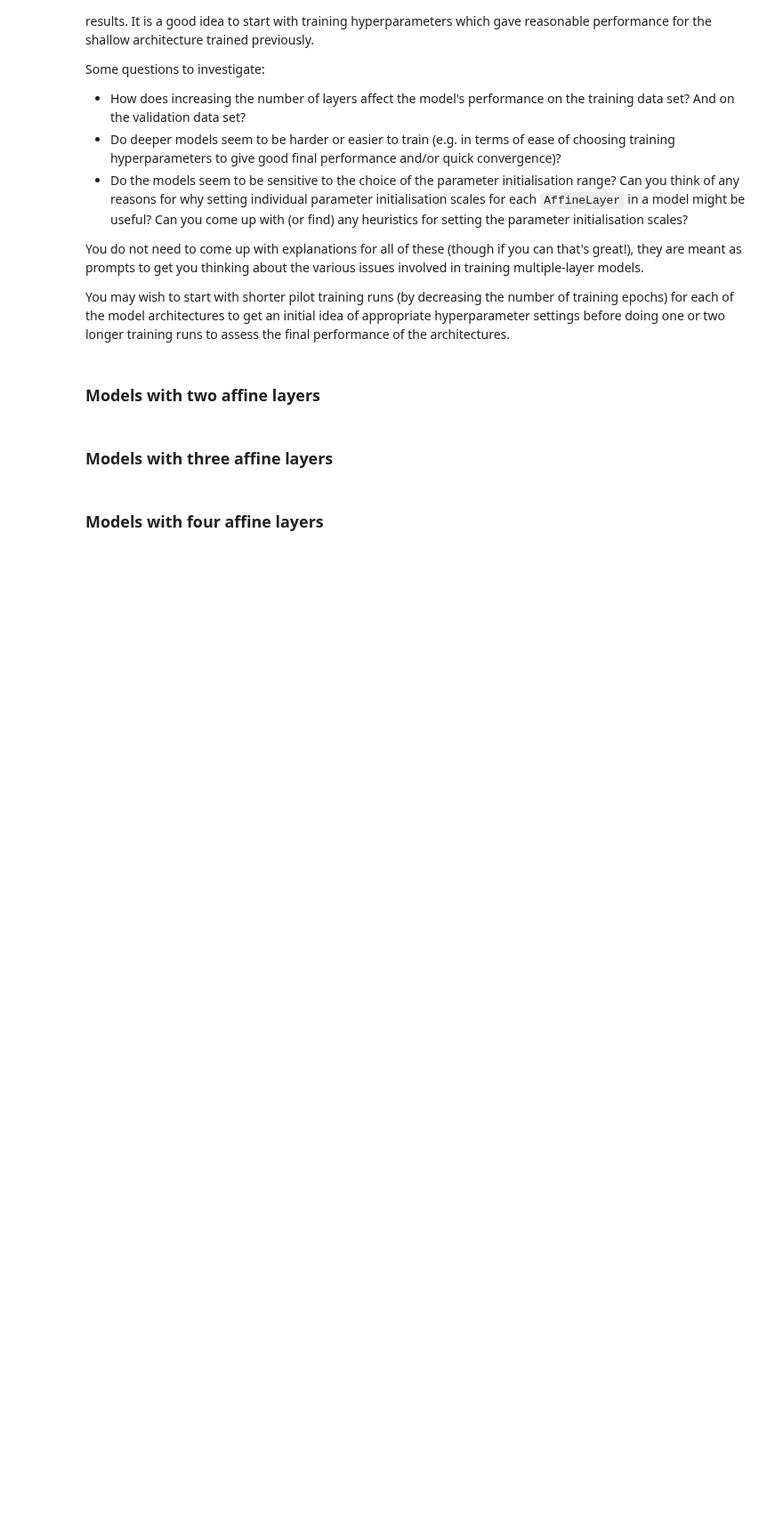
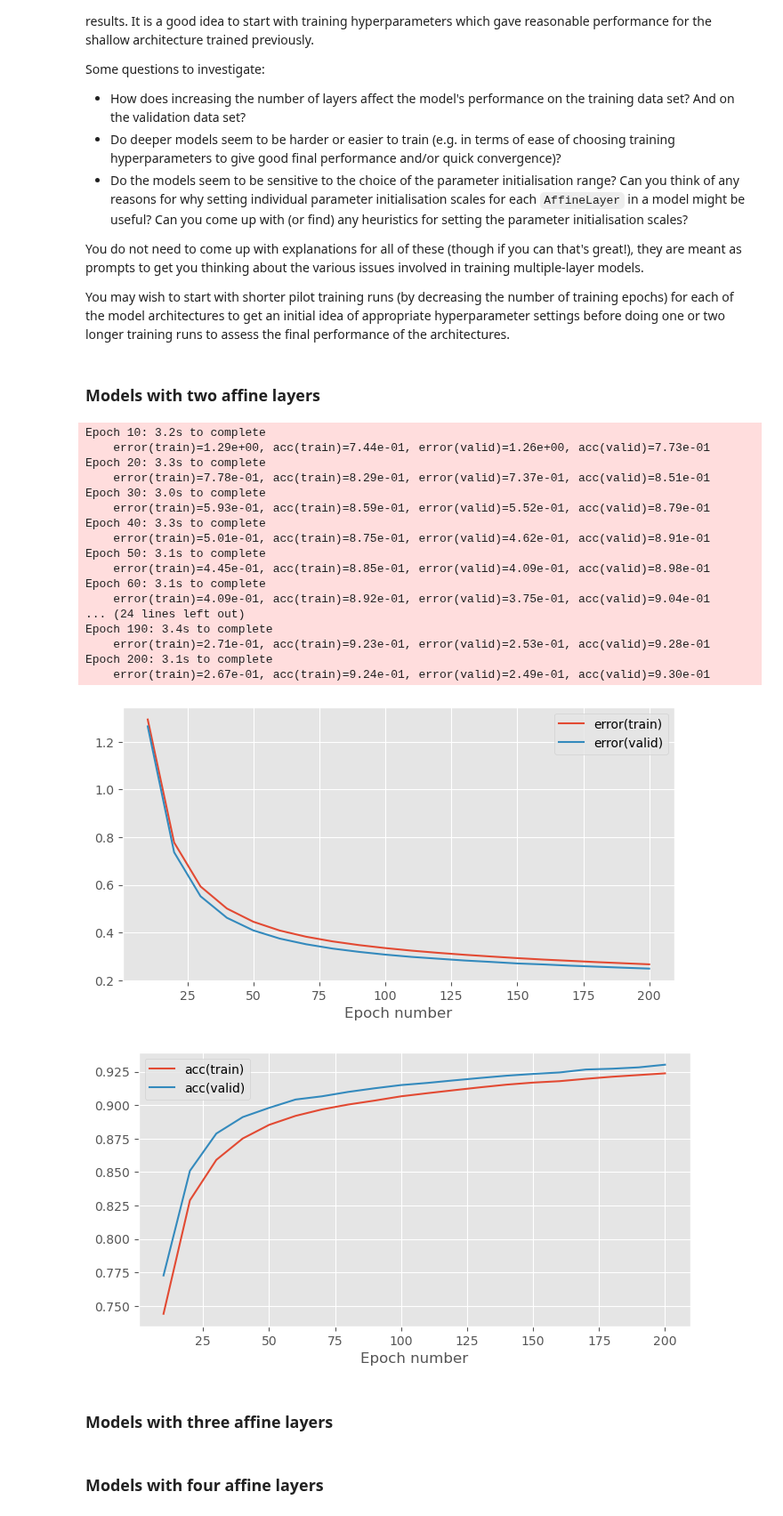
Before and after one commit to FlintyTub49/MLPractical-UoE, a Jupyter notebook: notebooks/03_Multiple_layer_models.ipynb, the cells around one changed output. Shown at 89% size. Cells and saved outputs as stored; diff of their text form; code cells hidden in the pictures; blank space fills up the shorter version.

```diff
--- a/notebooks/03_Multiple_layer_models.ipynb
+++ b/notebooks/03_Multiple_layer_models.ipynb
@@ -373,5 +413,62 @@ You do not need to come up with explanations for all of these (though if you can
 You may wish to start with shorter pilot training runs (by decreasing the number of training epochs) for each of the model architectures to get an initial idea of appropriate hyperparameter settings before doing one or two longer training runs to assess the final performance of the architectures.
 # %% [markdown]
 ### Models with two affine layers
+# %%
+# Set training run hyperparameters
+batch_size = 256  # number of data points in a batch
+init_scale = 0.15  # scale for random parameter initialisation
+learning_rate = 0.01  # learning rate for gradient descent
+num_epochs = 200  # number of training epochs to perform
+stats_interval = 10  # epoch interval between recording and printing stats
+
+# Reset random number generator and data provider states on each run
+# to ensure reproducibility of results
+rng.seed(seed)
+train_data.reset()
+valid_data.reset()
+
+# Alter data-provider batch size
+train_data.batch_size = batch_size
+valid_data.batch_size = batch_size
+
+# Create a parameter initialiser which will sample random uniform values
+# from [-init_scale, init_scale]
+param_init = UniformInit(-init_scale, init_scale, rng=rng)
+
+# Create affine + softmax model
+model = MultipleLayerModel([
+    AffineLayer(input_dim, 56, param_init, param_init),
+    SigmoidLayer(),
+    AffineLayer(56, output_dim, param_init, param_init),
+])
+
+# Initialise a cross entropy error object
+error = CrossEntropySoftmaxError()
+
+# Use a basic gradient descent learning rule
+learning_rule = GradientDescentLearningRule(learning_rate = learning_rate)
+
+_ = train_model_and_plot_stats(
+    model, error, learning_rule, train_data, valid_data, num_epochs, stats_interval)
+# %% [output]
+Epoch 10: 3.2s to complete
+    error(train)=1.29e+00, acc(train)=7.44e-01, error(valid)=1.26e+00, acc(valid)=7.73e-01
+Epoch 20: 3.3s to complete
+    error(train)=7.78e-01, acc(train)=8.29e-01, error(valid)=7.37e-01, acc(valid)=8.51e-01
+Epoch 30: 3.0s to complete
+    error(train)=5.93e-01, acc(train)=8.59e-01, error(valid)=5.52e-01, acc(valid)=8.79e-01
+Epoch 40: 3.3s to complete
+    error(train)=5.01e-01, acc(train)=8.75e-01, error(valid)=4.62e-01, acc(valid)=8.91e-01
+Epoch 50: 3.1s to complete
+    error(train)=4.45e-01, acc(train)=8.85e-01, error(valid)=4.09e-01, acc(valid)=8.98e-01
+Epoch 60: 3.1s to complete
+    error(train)=4.09e-01, acc(train)=8.92e-01, error(valid)=3.75e-01, acc(valid)=9.04e-01
+... (24 lines left out)
+Epoch 190: 3.4s to complete
+    error(train)=2.71e-01, acc(train)=9.23e-01, error(valid)=2.53e-01, acc(valid)=9.28e-01
+Epoch 200: 3.1s to complete
+    error(train)=2.67e-01, acc(train)=9.24e-01, error(valid)=2.49e-01, acc(valid)=9.30e-01
+[figure, added]
+[figure, added]
 # %% [markdown]
 ### Models with three affine layers
```
Also changed, not shown: parts of 3 cells of this notebook.
